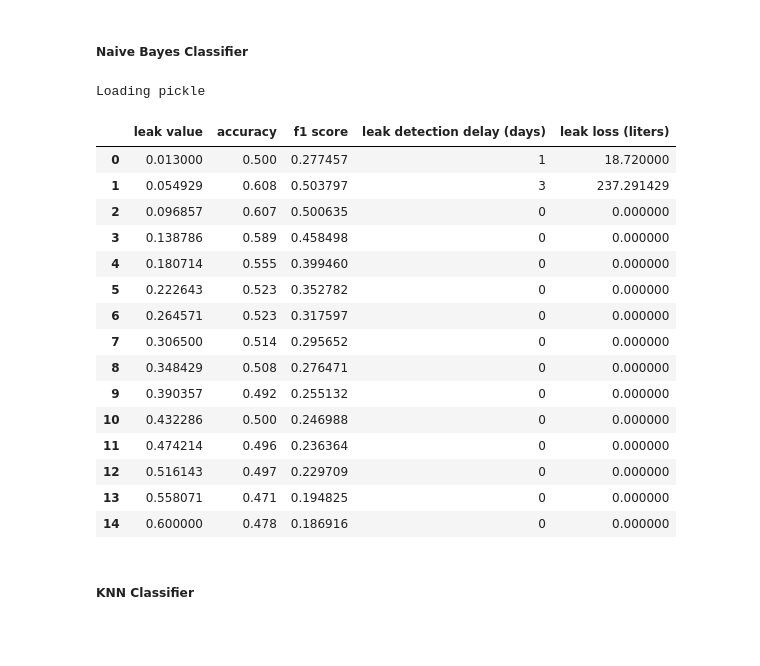
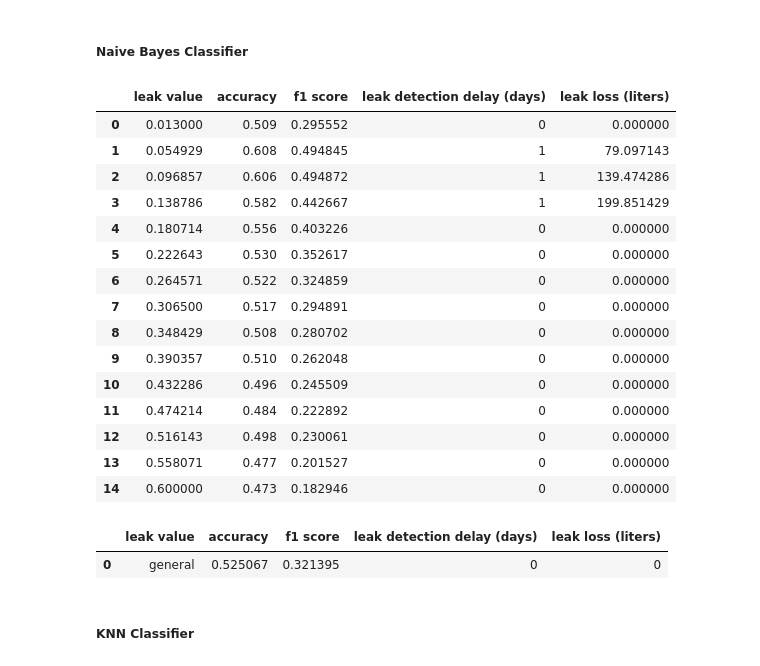
Before and after one commit to alu0101351773/TFM, a Jupyter notebook: src/project/main.ipynb, the cells around one changed output. Drawn from its saved outputs; the diff is of its cells as text; code cells hidden in the pictures; blank space fills up the shorter version.

```diff
--- a/src/project/main.ipynb
+++ b/src/project/main.ipynb
@@ -725,28 +728,31 @@ gnb_param_grid = {
     'var_smoothing': [1e-11, 1e-10, 1e-9, 1e-8, 1e-7, 1e-6, 1e-5]
 }
 
-model = train_classic_model(GaussianNB, gnb_param_grid, train_data)
-results = test_classic_model(model, segmented_test_data)
-
-display(results)
+gnb_model = train_classic_model(GaussianNB, gnb_param_grid, train_data)
-# %% [output]
-Loading pickle
-|  | leak value | accuracy | f1 score | leak detection delay (days) | leak loss (liters) |
-| 0 | 0.013000 | 0.500 | 0.277457 | 1 | 18.720000 |
-| 1 | 0.054929 | 0.608 | 0.503797 | 3 | 237.291429 |
-| 2 | 0.096857 | 0.607 | 0.500635 | 0 | 0.000000 |
-| 3 | 0.138786 | 0.589 | 0.458498 | 0 | 0.000000 |
-| 4 | 0.180714 | 0.555 | 0.399460 | 0 | 0.000000 |
-| 5 | 0.222643 | 0.523 | 0.352782 | 0 | 0.000000 |
-| 6 | 0.264571 | 0.523 | 0.317597 | 0 | 0.000000 |
-| 7 | 0.306500 | 0.514 | 0.295652 | 0 | 0.000000 |
-| 8 | 0.348429 | 0.508 | 0.276471 | 0 | 0.000000 |
-| 9 | 0.390357 | 0.492 | 0.255132 | 0 | 0.000000 |
-| 10 | 0.432286 | 0.500 | 0.246988 | 0 | 0.000000 |
-| 11 | 0.474214 | 0.496 | 0.236364 | 0 | 0.000000 |
-| 12 | 0.516143 | 0.497 | 0.229709 | 0 | 0.000000 |
-| 13 | 0.558071 | 0.471 | 0.194825 | 0 | 0.000000 |
-| 14 | 0.600000 | 0.478 | 0.186916 | 0 | 0.000000 |
+# %%
+display(test_classic_model(gnb_model, segmented_test_data))
+# %% [output]
+|  | leak value | accuracy | f1 score | leak detection delay (days) | leak loss (liters) |
+| 0 | 0.013000 | 0.509 | 0.295552 | 0 | 0.000000 |
+| 1 | 0.054929 | 0.608 | 0.494845 | 1 | 79.097143 |
+| 2 | 0.096857 | 0.606 | 0.494872 | 1 | 139.474286 |
+| 3 | 0.138786 | 0.582 | 0.442667 | 1 | 199.851429 |
+| 4 | 0.180714 | 0.556 | 0.403226 | 0 | 0.000000 |
+| 5 | 0.222643 | 0.530 | 0.352617 | 0 | 0.000000 |
+| 6 | 0.264571 | 0.522 | 0.324859 | 0 | 0.000000 |
+| 7 | 0.306500 | 0.517 | 0.294891 | 0 | 0.000000 |
+| 8 | 0.348429 | 0.508 | 0.280702 | 0 | 0.000000 |
+| 9 | 0.390357 | 0.510 | 0.262048 | 0 | 0.000000 |
+| 10 | 0.432286 | 0.496 | 0.245509 | 0 | 0.000000 |
+| 11 | 0.474214 | 0.484 | 0.222892 | 0 | 0.000000 |
+| 12 | 0.516143 | 0.498 | 0.230061 | 0 | 0.000000 |
+| 13 | 0.558071 | 0.477 | 0.201527 | 0 | 0.000000 |
+| 14 | 0.600000 | 0.473 | 0.182946 | 0 | 0.000000 |
+# %%
+display(test_classic_model(gnb_model, test_data))
+# %% [output]
+|  | leak value | accuracy | f1 score | leak detection delay (days) | leak loss (liters) |
+| 0 | general | 0.525067 | 0.321395 | 0 | 0 |
 # %% [markdown]
 ##### KNN Classifier
 # %%
```
Also changed, not shown: parts of 19 cells of this notebook.
